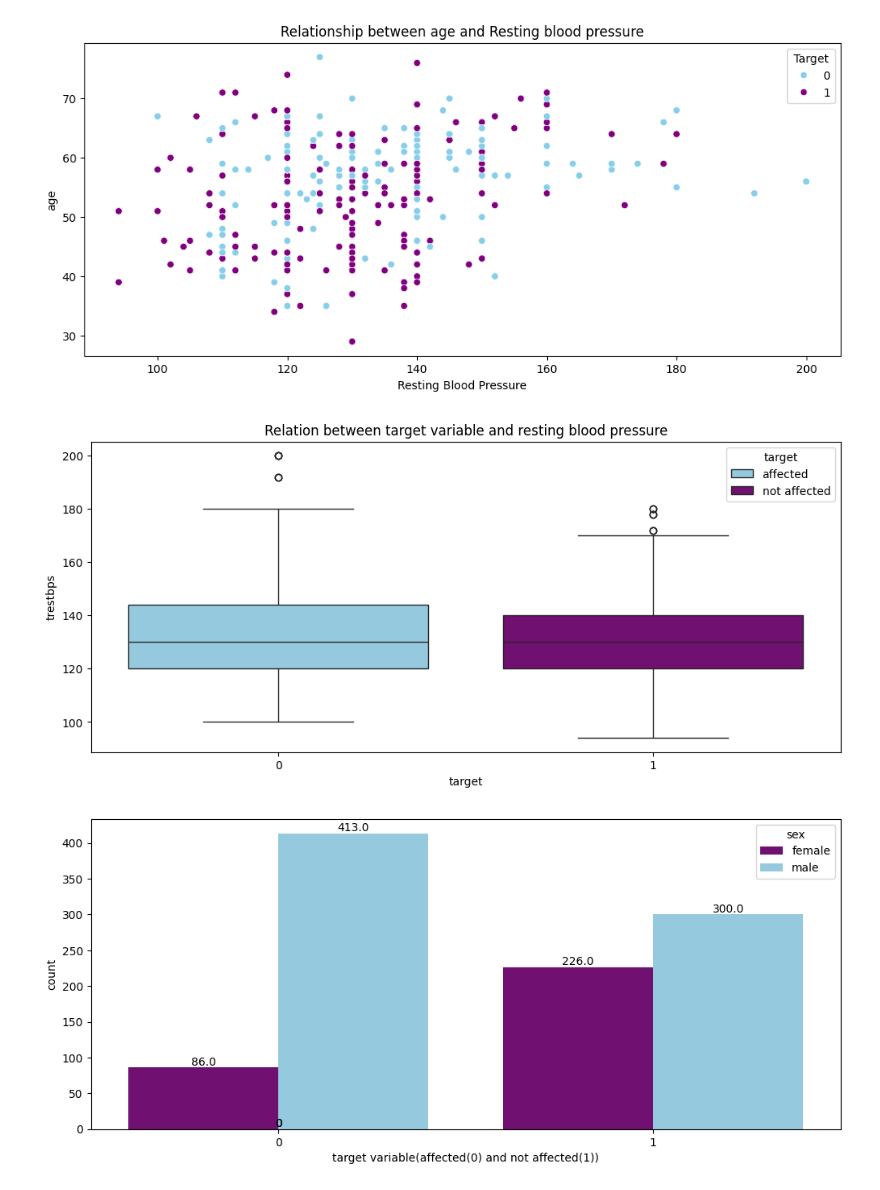
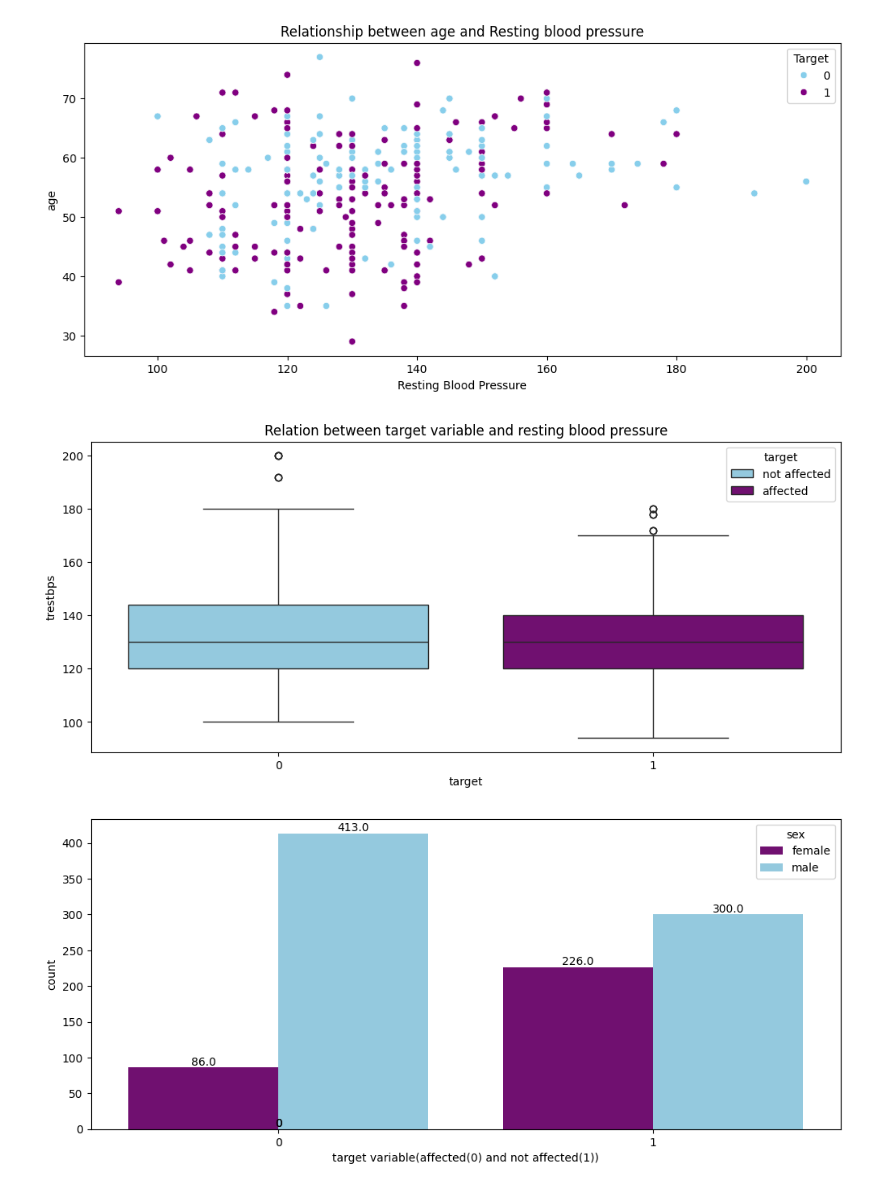
Before and after one commit to Felo10coder/Heart-Disease-Analysis, a Jupyter notebook: heartdiseasenotebook.ipynb, the cells around one changed output. Drawn from its saved outputs; the diff is of its cells as text; code cells hidden in the pictures.

```diff
--- a/heartdiseasenotebook.ipynb
+++ b/heartdiseasenotebook.ipynb
@@ -236,11 +236,11 @@ plt.show()
 # %%
 plt.figure(figsize=(12,5))
 ax=sns.boxplot(data=df,x='target', y='trestbps',hue='target', palette=('skyblue','purple'))
-ax.legend(title='target',labels=('affected','not affected'),loc='upper right')
+ax.legend(title='target',labels=('not affected','affected'),loc='upper right')
 plt.title('Relation between target variable and resting blood pressure')
 plt.show()
 # %% [output]
-[figure, old version]
+[figure, new version]
 # %%
 plt.figure(figsize=(12,5))
 ax=sns.countplot(data=df,x='target',hue='sex',palette=('purple','skyblue'))
```
Also changed, not shown: parts of 1 cell of this notebook.
